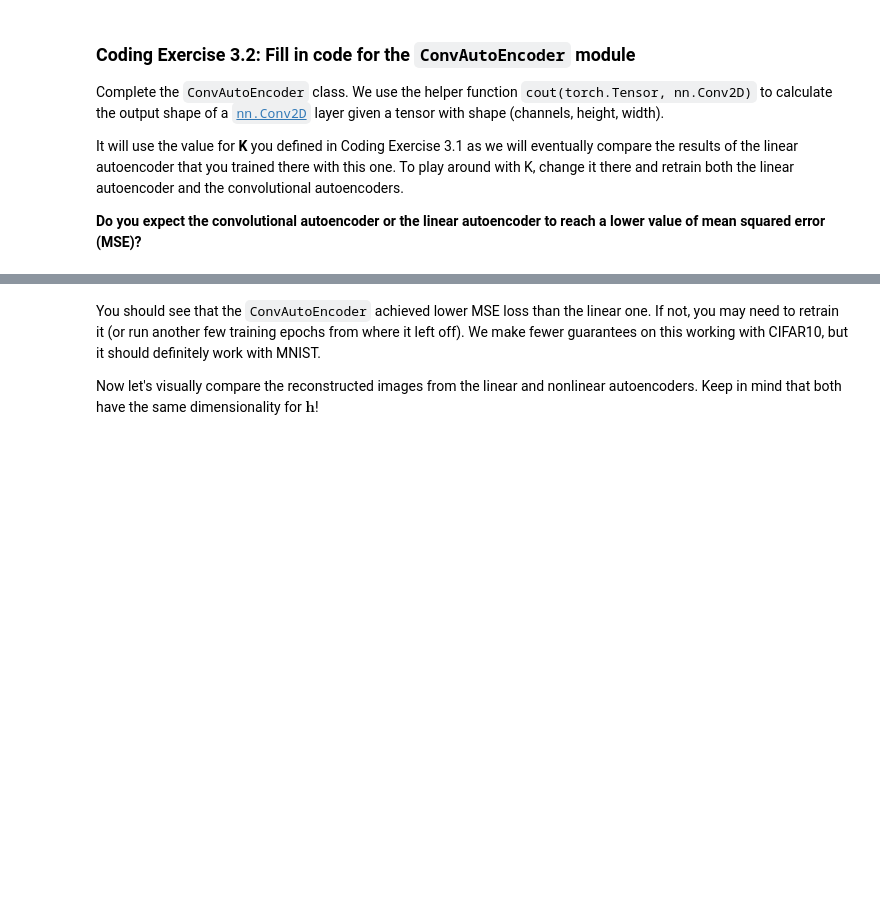
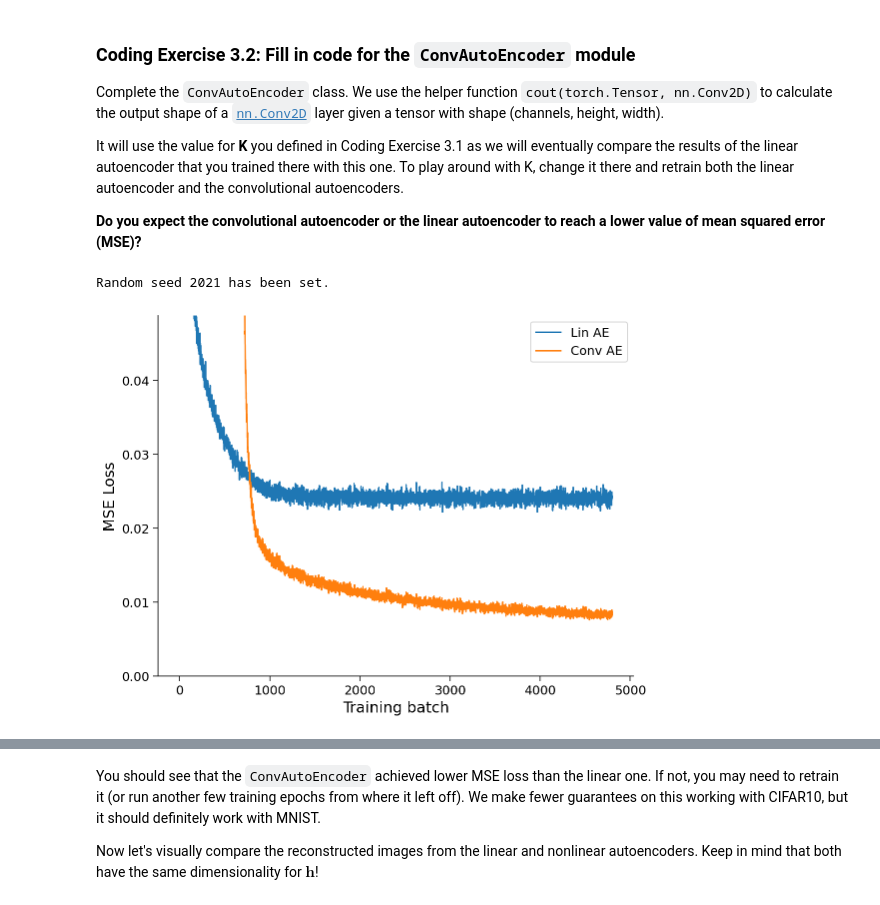
Before and after one commit to miltondp/k99_courses, a Jupyter notebook: cis_522/vae/VAE_Tutorial.ipynb, the cells around one changed output, grey strips where cells are left out. Cells and saved outputs as stored; diff of their text form; code cells hidden in the pictures; blank space fills up the shorter version.

```diff
--- a/cis_522/vae/VAE_Tutorial.ipynb
+++ b/cis_522/vae/VAE_Tutorial.ipynb
@@ -1704,10 +1708,10 @@ class ConvAutoEncoder(nn.Module):
     # Fill in all missing code below (...),
     # then remove or comment the line below to test your class
     # Remember that decoder is "undo"-ing what the encoder has done!
-    raise NotImplementedError("Please complete the `ConvAutoEncoder` class!")
+    # raise NotImplementedError("Please complete the `ConvAutoEncoder` class!")
     ####################################################################
     # Decoder Linear layer
-    self.dec_lin = ...
+    self.dec_lin = nn.Linear(h_dim, flat_after_conv)
 
     # Unflatten data to (depth, height, width) shape
     self.dec_unflatten = nn.Unflatten(dim=-1, unflattened_size=conv_2_shape)
@@ -1716,7 +1720,7 @@ class ConvAutoEncoder(nn.Module):
     self.dec_deconv_1 = nn.ConvTranspose2d(n_filters, n_filters, filter_size)
 
     # Second "deconvolution" layer
-    self.dec_deconv_2 = ...
+    self.dec_deconv_2 = nn.ConvTranspose2d(n_filters, channels, filter_size)
 
     # Decoder output bias layer
     self.dec_bias = BiasLayer(x_dim)
@@ -1751,37 +1755,40 @@ class ConvAutoEncoder(nn.Module):
     Returns:
       x_prime: torch.tensor
         Decoded output
     """
     s = F.relu(self.dec_lin(h))
     s = self.dec_unflatten(s)
     s = F.relu(self.dec_deconv_1(s))
     s = self.dec_deconv_2(s)
     x_prime = self.dec_bias(s)
     return x_prime
 
   def forward(self, x):
     """
     Forward pass
 
     Args:
       x: torch.tensor
         Input features
 
     Returns:
       Decoded output
     """
     return self.decode(self.encode(x))
 
 
 # Add event to airtable
 atform.add_event('Coding Exercise 3.2: Fill in code for the ConvAutoEncoder module')
 
 set_seed(seed=SEED)
 ## Uncomment to test your solution
-# trained_conv_AE = ConvAutoEncoder(data_shape, K)
-# assert trained_conv_AE.encode(train_set[0][0].unsqueeze(0)).numel() == K, "Encoder output size should be K!"
-# conv_losses = train_autoencoder(trained_conv_AE, train_set, device=DEVICE, seed=SEED)
-# plot_conv_ae(lin_losses, conv_losses)
+trained_conv_AE = ConvAutoEncoder(data_shape, K)
+assert trained_conv_AE.encode(train_set[0][0].unsqueeze(0)).numel() == K, "Encoder output size should be K!"
+conv_losses = train_autoencoder(trained_conv_AE, train_set, device=DEVICE, seed=SEED)
+plot_conv_ae(lin_losses, conv_losses)
+# %% [output]
+Random seed 2021 has been set.
+[figure, added]
 # %% [markdown]
 [*Click for solution*](https://github.com/NeuromatchAcademy/course-content-dl/tree/main//tutorials/W2D4_GenerativeModels/solutions/W2D4_Tutorial1_Solution_97fa8c51.py)
 
```
Also changed, not shown: parts of 2 cells of this notebook.
